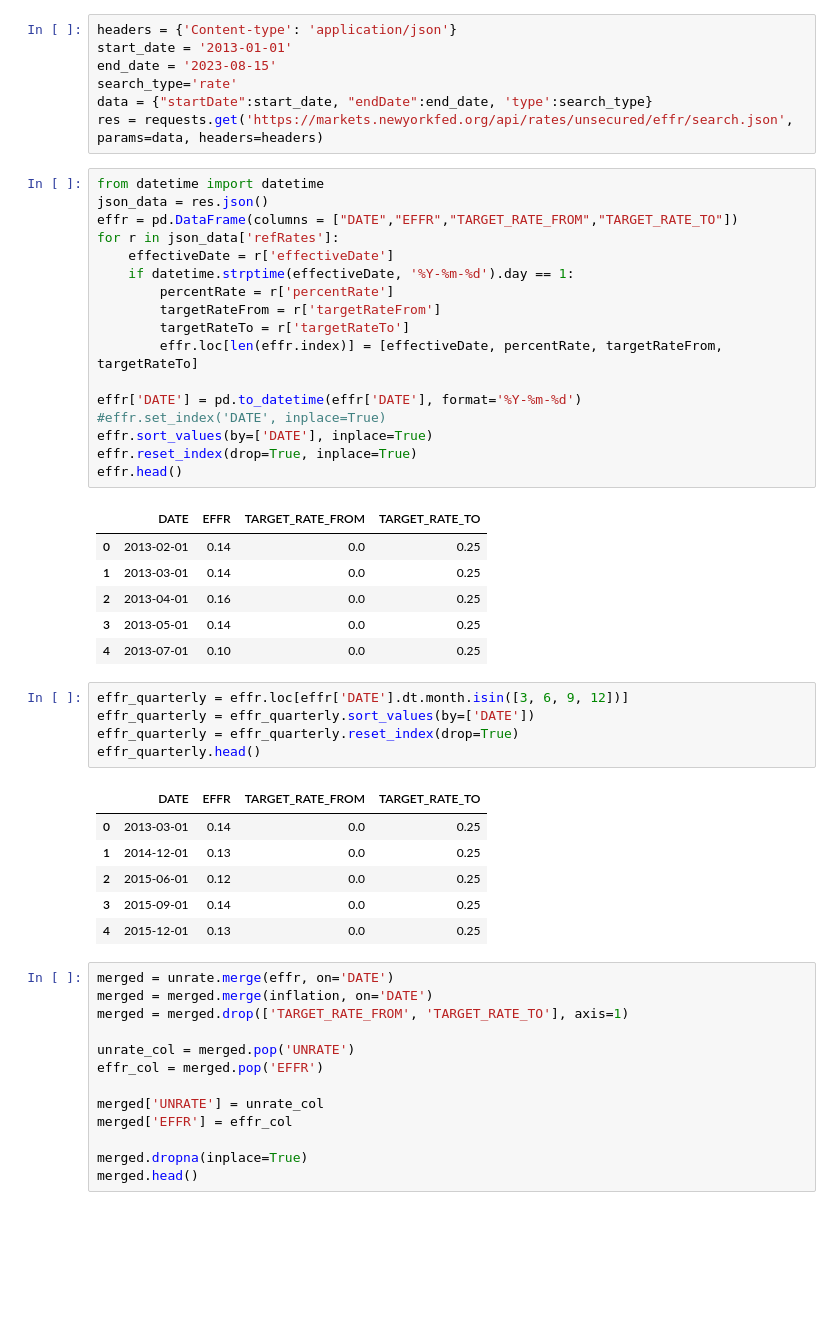
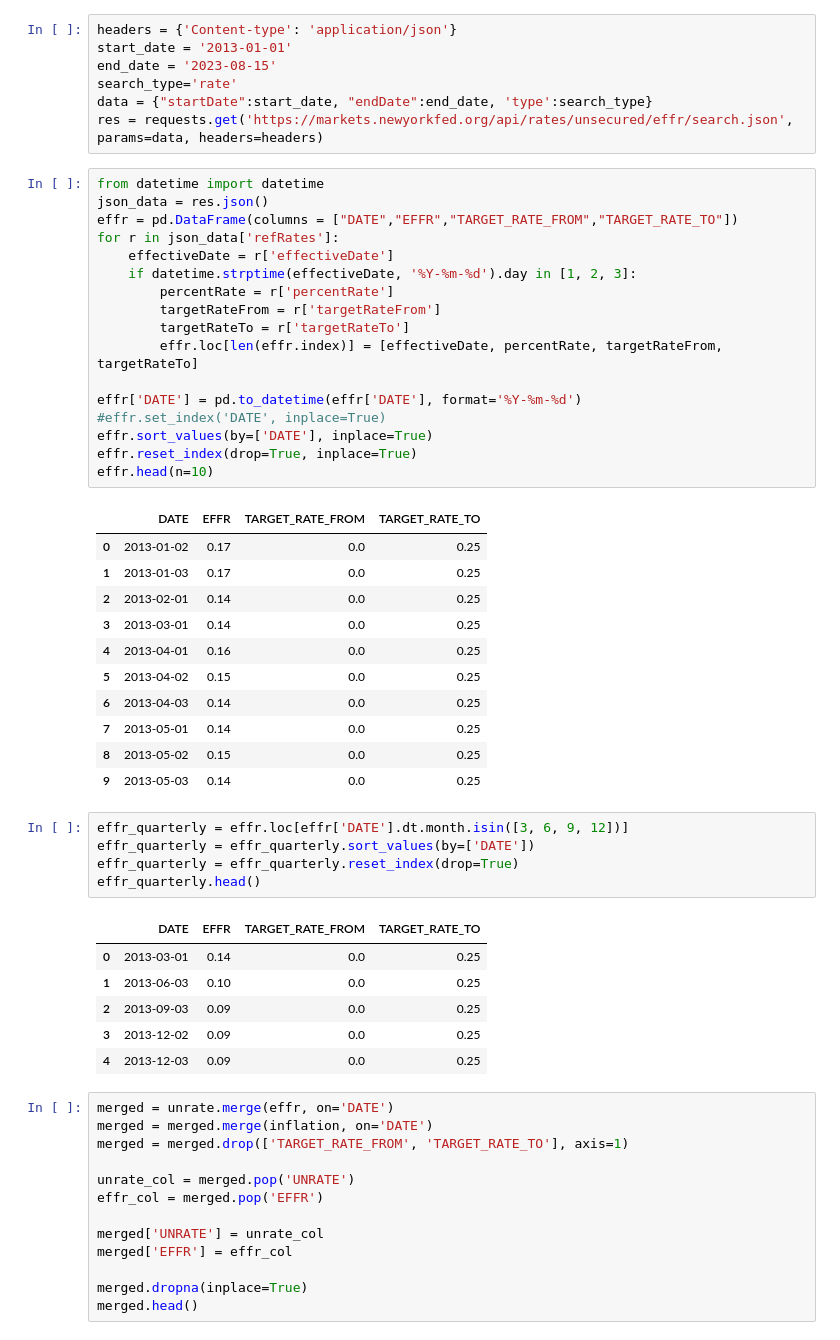
Before and after one commit to himalayahall/DATA608, a Jupyter notebook: Story 2/Story2.ipynb, the cells around one changed output. Drawn from its saved outputs; the diff is of its cells as text; blank space fills up the shorter version.

```diff
--- a/Story 2/Story2.ipynb
+++ b/Story 2/Story2.ipynb
@@ -128,27 +122,32 @@ res = requests.get('https://markets.newyorkfed.org/api/rates/unsecured/effr/sear
 # %%
 from datetime import datetime
 json_data = res.json()
 effr = pd.DataFrame(columns = ["DATE","EFFR","TARGET_RATE_FROM","TARGET_RATE_TO"])
 for r in json_data['refRates']:
     effectiveDate = r['effectiveDate']
-    if datetime.strptime(effectiveDate, '%Y-%m-%d').day == 1:
+    if datetime.strptime(effectiveDate, '%Y-%m-%d').day in [1, 2, 3]:
         percentRate = r['percentRate']
         targetRateFrom = r['targetRateFrom']
         targetRateTo = r['targetRateTo']
         effr.loc[len(effr.index)] = [effectiveDate, percentRate, targetRateFrom, targetRateTo]
 
 effr['DATE'] = pd.to_datetime(effr['DATE'], format='%Y-%m-%d')
 #effr.set_index('DATE', inplace=True)
 effr.sort_values(by=['DATE'], inplace=True)
 effr.reset_index(drop=True, inplace=True)
-effr.head()
+effr.head(n=10)
 # %% [output]
 |  | DATE | EFFR | TARGET_RATE_FROM | TARGET_RATE_TO |
-| 0 | 2013-02-01 | 0.14 | 0.0 | 0.25 |
-| 1 | 2013-03-01 | 0.14 | 0.0 | 0.25 |
-| 2 | 2013-04-01 | 0.16 | 0.0 | 0.25 |
-| 3 | 2013-05-01 | 0.14 | 0.0 | 0.25 |
-| 4 | 2013-07-01 | 0.10 | 0.0 | 0.25 |
+| 0 | 2013-01-02 | 0.17 | 0.0 | 0.25 |
+| 1 | 2013-01-03 | 0.17 | 0.0 | 0.25 |
+| 2 | 2013-02-01 | 0.14 | 0.0 | 0.25 |
+| 3 | 2013-03-01 | 0.14 | 0.0 | 0.25 |
+| 4 | 2013-04-01 | 0.16 | 0.0 | 0.25 |
+| 5 | 2013-04-02 | 0.15 | 0.0 | 0.25 |
+| 6 | 2013-04-03 | 0.14 | 0.0 | 0.25 |
+| 7 | 2013-05-01 | 0.14 | 0.0 | 0.25 |
+| 8 | 2013-05-02 | 0.15 | 0.0 | 0.25 |
+| 9 | 2013-05-03 | 0.14 | 0.0 | 0.25 |
 # %%
 effr_quarterly = effr.loc[effr['DATE'].dt.month.isin([3, 6, 9, 12])]
 effr_quarterly = effr_quarterly.sort_values(by=['DATE'])
@@ -157,10 +156,10 @@ effr_quarterly.head()
 # %% [output]
 |  | DATE | EFFR | TARGET_RATE_FROM | TARGET_RATE_TO |
 | 0 | 2013-03-01 | 0.14 | 0.0 | 0.25 |
-| 1 | 2014-12-01 | 0.13 | 0.0 | 0.25 |
-| 2 | 2015-06-01 | 0.12 | 0.0 | 0.25 |
-| 3 | 2015-09-01 | 0.14 | 0.0 | 0.25 |
-| 4 | 2015-12-01 | 0.13 | 0.0 | 0.25 |
+| 1 | 2013-06-03 | 0.10 | 0.0 | 0.25 |
+| 2 | 2013-09-03 | 0.09 | 0.0 | 0.25 |
+| 3 | 2013-12-02 | 0.09 | 0.0 | 0.25 |
+| 4 | 2013-12-03 | 0.09 | 0.0 | 0.25 |
 # %%
 merged = unrate.merge(effr, on='DATE')
 merged = merged.merge(inflation, on='DATE')
```
Also changed, not shown: parts of 19 cells of this notebook.
